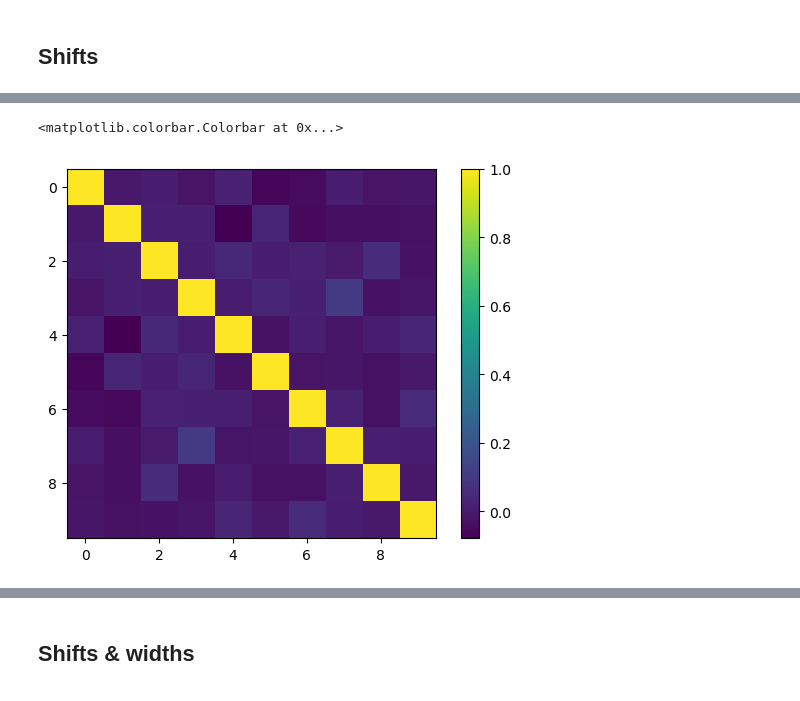
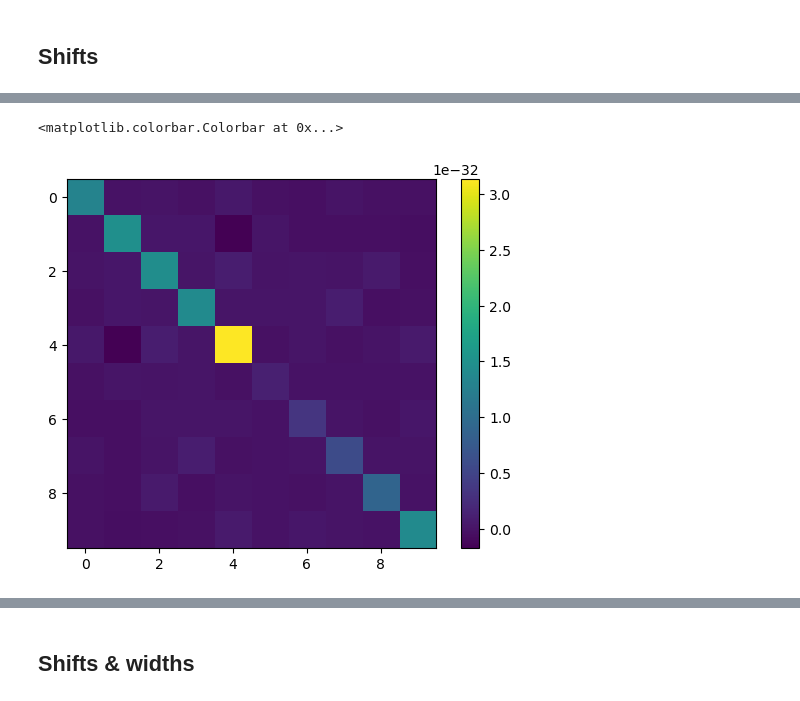
Before and after one commit to LSSTDESC/rail_prior, a Jupyter notebook: examples/cosmodc_tutorial.ipynb, the cells around one changed output, grey strips where cells are left out. Saved outputs shown, nothing was run; the diff lists cells and outputs as text; code cells hidden in the pictures.

```diff
--- a/examples/cosmodc_tutorial.ipynb
+++ b/examples/cosmodc_tutorial.ipynb
@@ -168,5 +168,4 @@ Now we are just going to apply the methods of rail_prior described in the basic
 # %% [markdown]
 ## Shifts
 # %%
-sacc_priors = rail_prior.PriorSacc(ss_qp, model="Shifts")
-sacc_priors.params.shape
+shifts_priors = rail_prior.PriorSacc(ss_qp, model="Shifts")
@@ -184,9 +185,9 @@ ValueError: m has more than 2 dimensions
 # %%
-cov = np.cov(sacc_priors.params)
+cov = np.cov(shifts_priors.params)
 err = np.sqrt(np.diag(cov))
 corr = cov/np.outer(err, err)
-plt.imshow(corr)
+plt.imshow(cov)
 plt.colorbar()
 # %% [output]
 <matplotlib.colorbar.Colorbar at 0x...>
-[figure, old version]
+[figure, new version]
```
Also changed, not shown: parts of 21 cells of this notebook, 7 other files.
